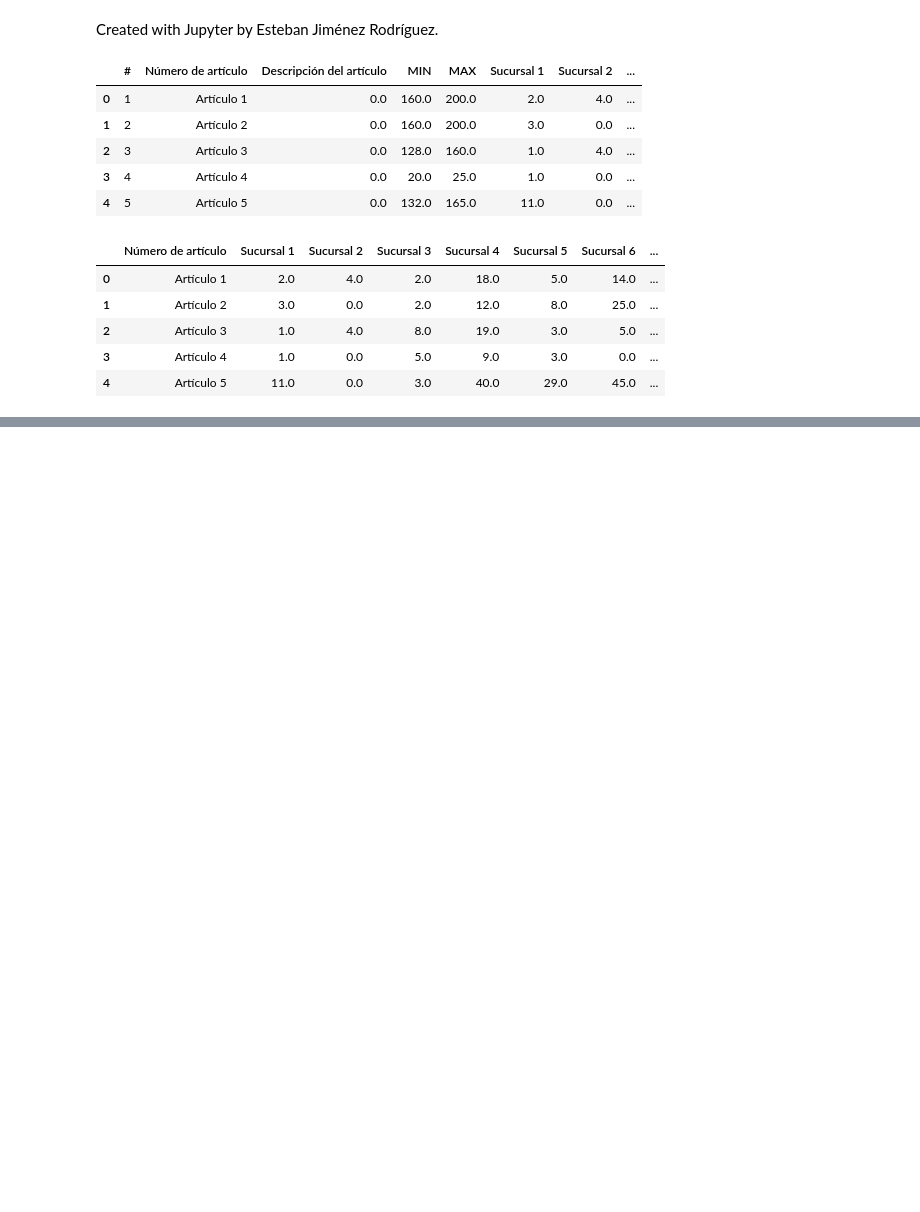
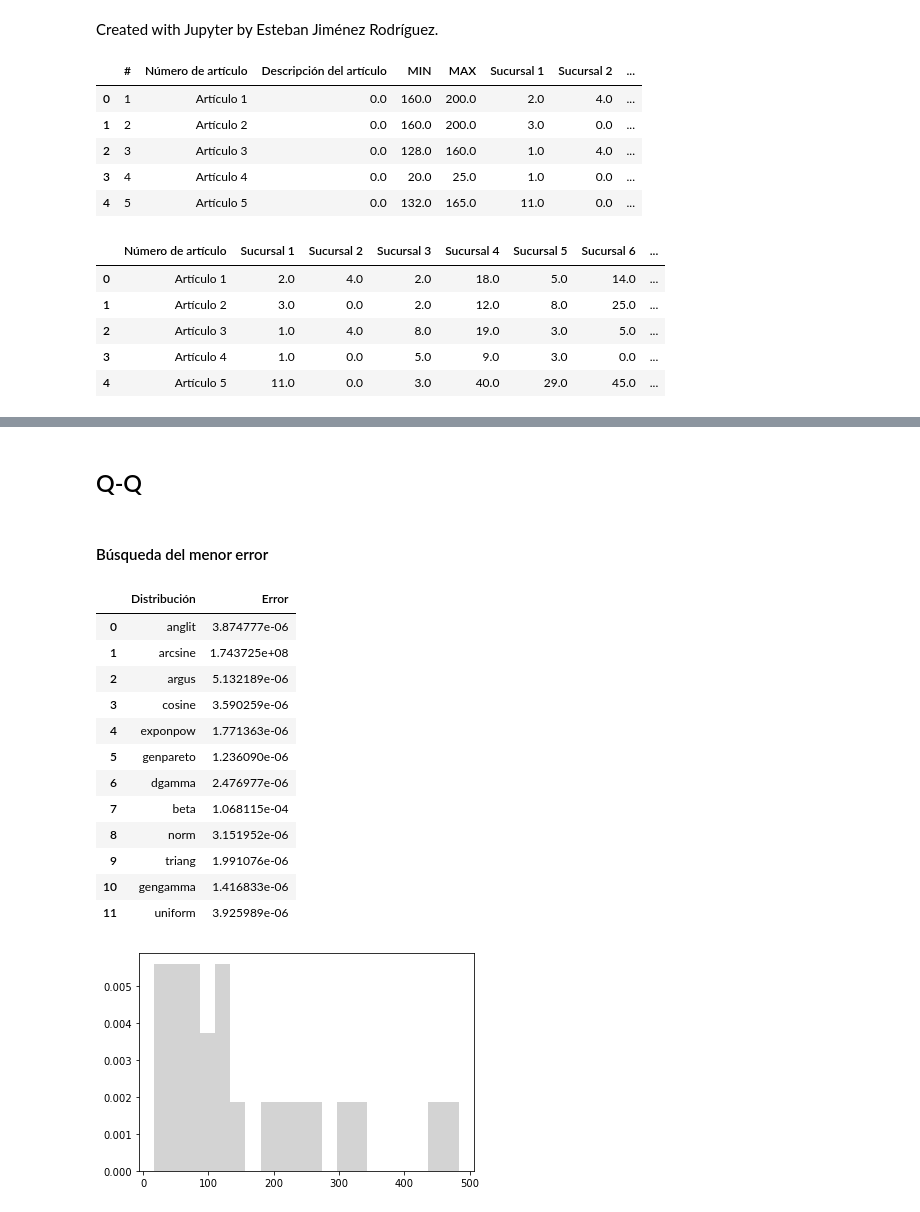
Before and after one commit to Robertochavezgue/Proyecto, a Jupyter notebook: Proyecto_Caro_Roberto.ipynb, the cells around one changed output, grey strips where cells are left out. Saved outputs shown, nothing was run; the diff lists cells and outputs as text; code cells hidden in the pictures; blank space fills up the shorter version.

```diff
--- a/Proyecto_Caro_Roberto.ipynb
+++ b/Proyecto_Caro_Roberto.ipynb
@@ -444,0 +310,33 @@ media real =158.391304, desviación real muestral =132.801198
+# %% [markdown]
+## Q-Q
+# %% [markdown]
+#### Búsqueda del menor error
+# %%
+dist_to = ['anglit', 'arcsine', 'argus', 'cosine', 'exponpow', 'genpareto', 'dgamma', 'beta', 'norm', 'triang', 'gengamma', 'uniform']
+error = []
+[y, x, _] = plt.hist(d1, bins=20, density=True, label='d1',fc='lightgray')
+x = x[1:]
+
+for dist in dist_to:
+    param = getattr(st,dist).fit(d1)
+
+    pdf = getattr(st, dist).pdf(x, *param)
+    error.append(((y-pdf)**2).mean())
+
+df=pd.DataFrame(list(zip(dist_to,error)), columns=['Distribución','Error'])
+df
+# %% [output]
+|  | Distribución | Error |
+| 0 | anglit | 3.874777e-06 |
+| 1 | arcsine | 1.743725e+08 |
+| 2 | argus | 5.132189e-06 |
+| 3 | cosine | 3.590259e-06 |
+| 4 | exponpow | 1.771363e-06 |
+| 5 | genpareto | 1.236090e-06 |
+| 6 | dgamma | 2.476977e-06 |
+| 7 | beta | 1.068115e-04 |
+| 8 | norm | 3.151952e-06 |
+| 9 | triang | 1.991076e-06 |
+| 10 | gengamma | 1.416833e-06 |
+| 11 | uniform | 3.925989e-06 |
+[figure, added]
```
Also changed, not shown: parts of 74 cells of this notebook, 1 other file.
